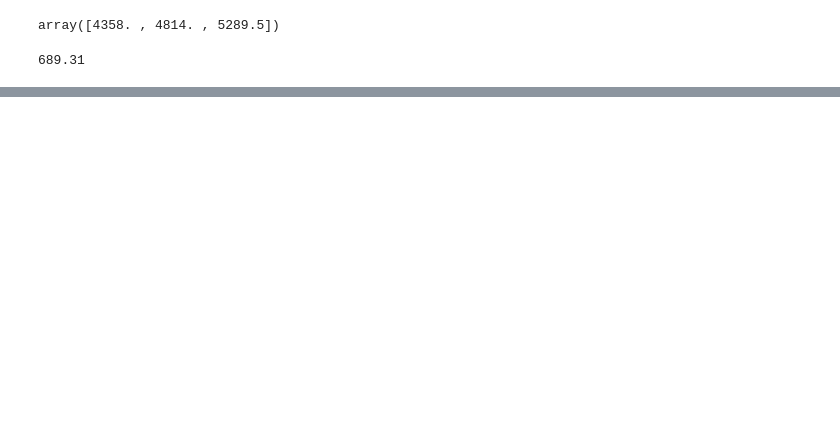
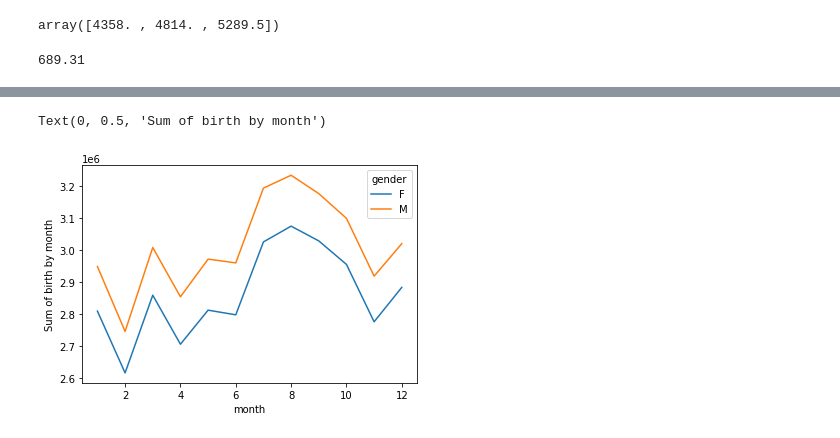
Before and after one commit to imabiodun/py, a Jupyter notebook: birth_learn.ipynb, the cells around one changed output, grey strips where cells are left out. Cells and saved outputs as stored; diff of their text form; code cells hidden in the pictures; blank space fills up the shorter version.

```diff
--- a/birth_learn.ipynb
+++ b/birth_learn.ipynb
@@ -104,0 +126,2 @@ sig
+# %%
+new_birth=birth.dropna()
@@ -104,0 +144,3 @@ sig
+# %%
+months=['Jan','Feb','Mar','Apr','May','Jun','Jul','Aug','Sep','Oct','Nov','Dec']
+months_arr={a+1:b for a,b in enumerate(months)}
@@ -104,0 +182,7 @@ sig
+# %%
+new_birth.pivot_table('births',index='month',columns='gender',aggfunc=sum).plot()
+plt.gca().xticklabels=months
+plt.ylabel('Sum of birth by month')
+# %% [output]
+Text(0, 0.5, 'Sum of birth by month')
+[figure, added]
```
Also changed, not shown: parts of 13 cells of this notebook.
